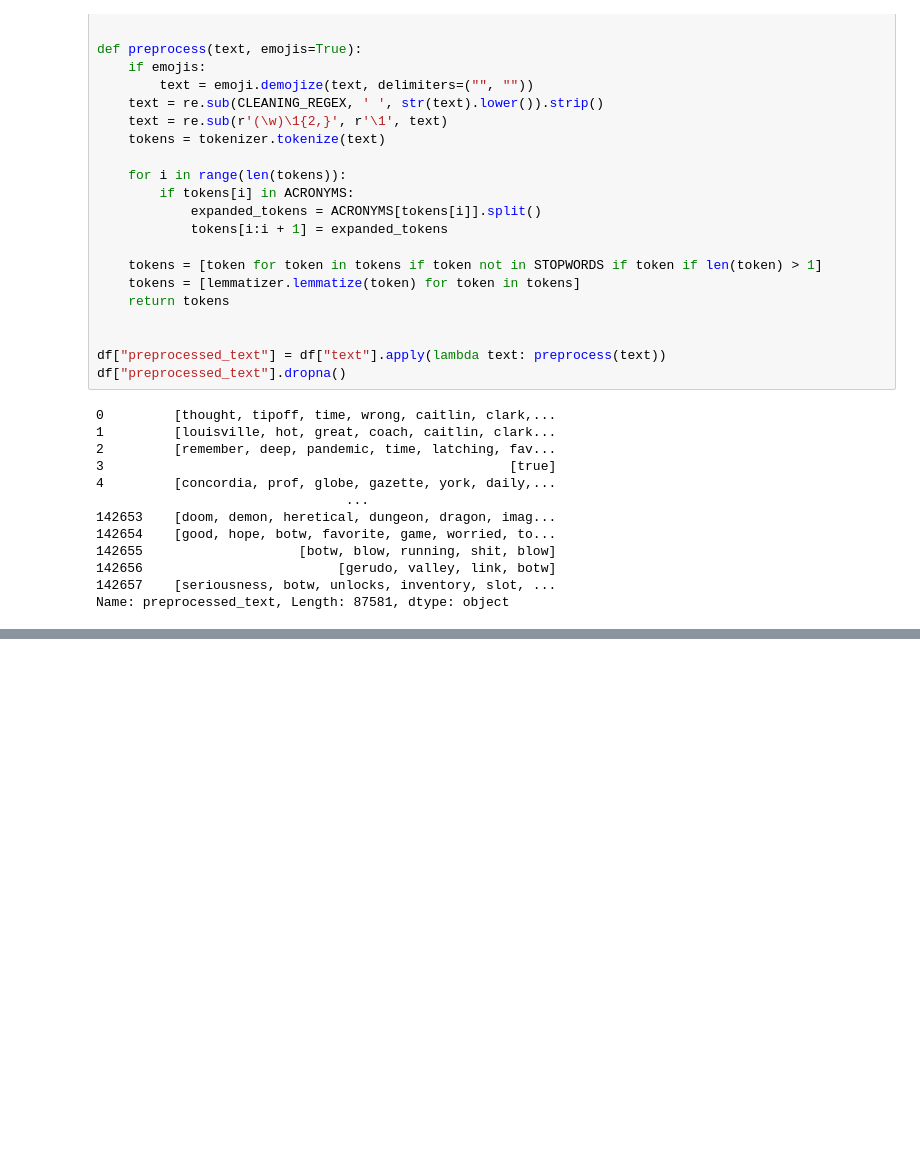
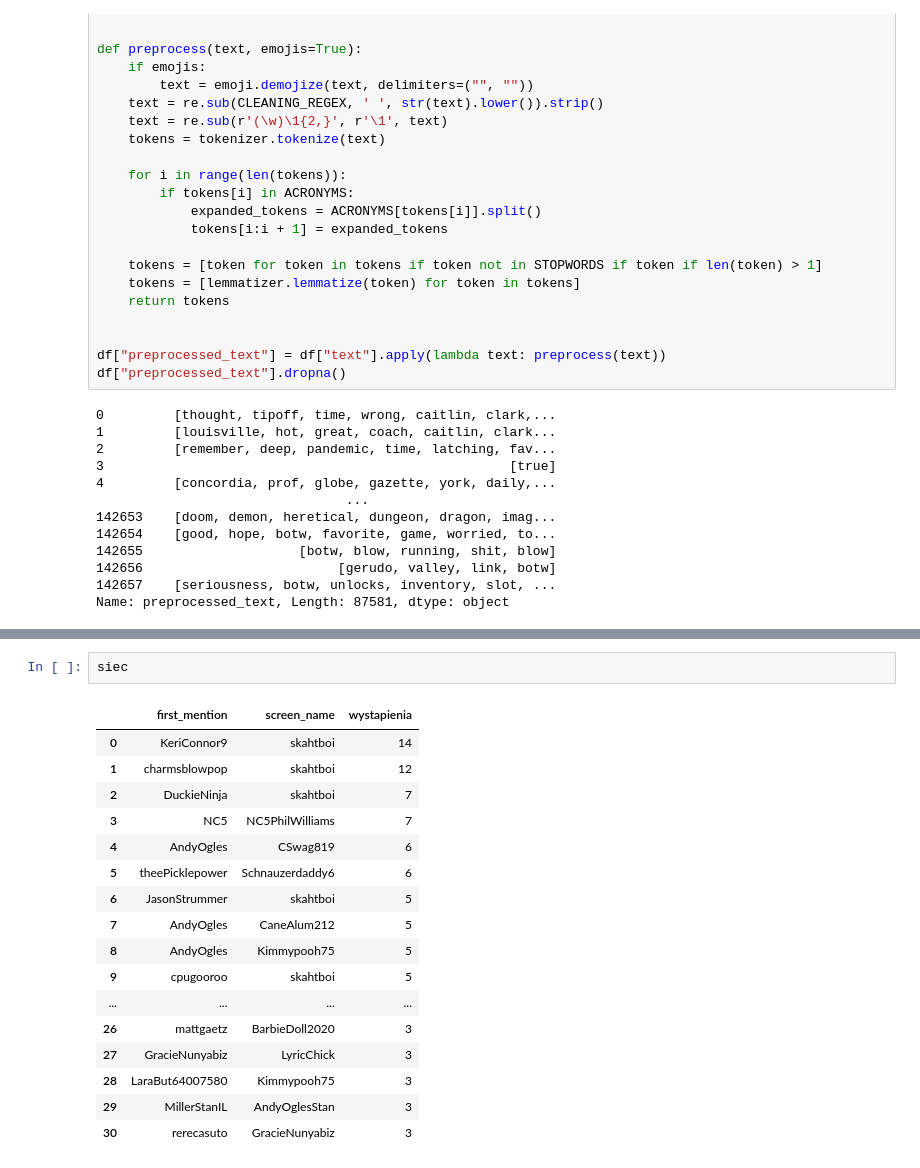
Before and after one commit to M-Kacprowicz/analiza_sieci_spolecznosciowych, a Jupyter notebook: analiza.ipynb, the cells around one changed output, grey strips where cells are left out. Saved outputs shown, nothing was run; the diff lists cells and outputs as text; blank space fills up the shorter version.

```diff
--- a/analiza.ipynb
+++ b/analiza.ipynb
@@ -438,2 +512,22 @@ df
+# %%
+siec
+# %% [output]
+|  | first_mention | screen_name | wystapienia |
+| 0 | KeriConnor9 | skahtboi | 14 |
+| 1 | charmsblowpop | skahtboi | 12 |
+| 2 | DuckieNinja | skahtboi | 7 |
+| 3 | NC5 | NC5PhilWilliams | 7 |
+| 4 | AndyOgles | CSwag819 | 6 |
+| 5 | theePicklepower | Schnauzerdaddy6 | 6 |
+| 6 | JasonStrummer | skahtboi | 5 |
+| 7 | AndyOgles | CaneAlum212 | 5 |
+| 8 | AndyOgles | Kimmypooh75 | 5 |
+| 9 | cpugooroo | skahtboi | 5 |
+| ... | ... | ... | ... |
+| 26 | mattgaetz | BarbieDoll2020 | 3 |
+| 27 | GracieNunyabiz | LyricChick | 3 |
+| 28 | LaraBut64007580 | Kimmypooh75 | 3 |
+| 29 | MillerStanIL | AndyOglesStan | 3 |
+| 30 | rerecasuto | GracieNunyabiz | 3 |
 # %%
 # %% [output]
```
Also changed, not shown: parts of 7 cells of this notebook.
